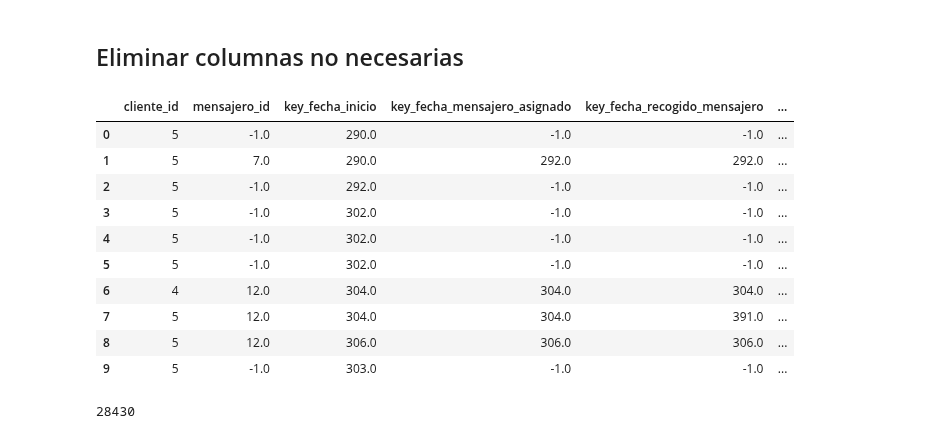
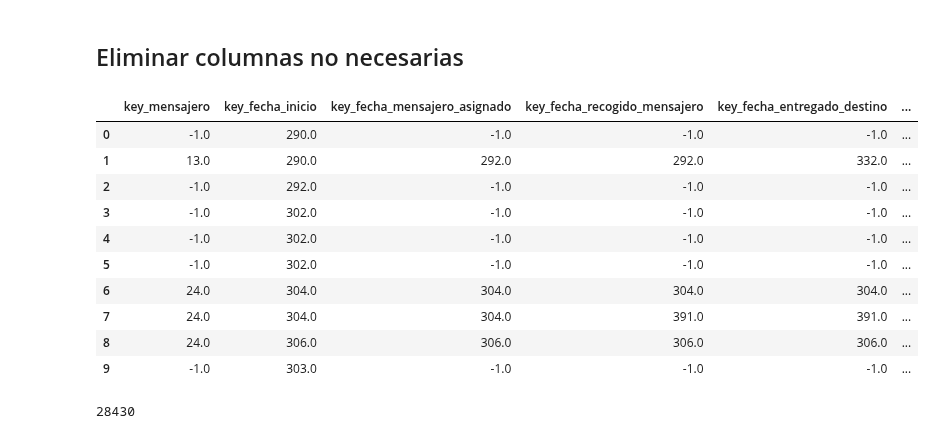
Before and after one commit to JabColV/datascience_project, a Jupyter notebook: segunda_entrega/hecho_servicio_fase copy.ipynb, the cells around one changed output. Saved outputs shown, nothing was run; the diff lists cells and outputs as text; code cells hidden in the pictures.

```diff
--- a/segunda_entrega/hecho_servicio_fase copy.ipynb
+++ b/segunda_entrega/hecho_servicio_fase copy.ipynb
@@ -26,9 +26,10 @@ olap_conn = create_engine(url_db)
 dim_fase = pd.read_sql_table('dim_fase_servicio', etl_conn)
 fecha = pd.read_sql_table('dim_fecha', etl_conn)
 hora = pd.read_sql_table('dim_hora', etl_conn)
+mensajero = pd.read_sql_table('dim_mensajero', etl_conn)
 estado_servicio = pd.read_sql_table("mensajeria_estadosservicio",url_db)
 servicio = pd.read_sql_table("mensajeria_servicio",url_db)
 # %%
-servicio = servicio[["id", "fecha_solicitud", "hora_solicitud", "cliente_id", "mensajero_id"]]
+servicio = servicio[["id", "fecha_solicitud", "hora_solicitud", "mensajero_id"]]
 servicio.head(5)
 # %% [output]
@@ -94,7 +102,9 @@ estado_servicio.head(10)
 # %% [markdown]
 ### Date Process
 # %%
+mensajero.rename(columns={'id':'mensajero_id'}, inplace=True)
 estado_servicio = pd.merge(estado_servicio, fecha[["date", "key_fecha"]], left_on="fecha", right_on="date", how="left")
+servicio = pd.merge(servicio, mensajero[["mensajero_id", "key_mensajero"]], left_on="mensajero_id", right_on="mensajero_id", how="left")
 estado_servicio
 # %% [output]
 |  | id | fecha | hora | estado_id | servicio_id | date | key_fecha |
@@ -356,20 +366,20 @@ dtype: int64
 # %% [markdown]
 ## Eliminar columnas no necesarias
 # %%
-servicio.drop(columns=['id','fecha_solicitud','hora_solicitud','fecha_inicio','hora_inicio','fecha_mensajero_asignado','hora_mensajero_asignado','fecha_recogido_mensajero','hora_recogido_mensajero','fecha_entregado_destino','hora_entregado_destino','fecha_terminado','hora_terminado'], inplace=True)
+servicio.drop(columns=['id','mensajero_id','fecha_solicitud','hora_solicitud','fecha_inicio','hora_inicio','fecha_mensajero_asignado','hora_mensajero_asignado','fecha_recogido_mensajero','hora_recogido_mensajero','fecha_entregado_destino','hora_entregado_destino','fecha_terminado','hora_terminado'], inplace=True)
 servicio.head(10)
 # %% [output]
-|  | cliente_id | mensajero_id | key_fecha_inicio | key_fecha_mensajero_asignado | key_fecha_recogido_mensajero | ... |
-| 0 | 5 | -1.0 | 290.0 | -1.0 | -1.0 | ... |
-| 1 | 5 | 7.0 | 290.0 | 292.0 | 292.0 | ... |
-| 2 | 5 | -1.0 | 292.0 | -1.0 | -1.0 | ... |
-| 3 | 5 | -1.0 | 302.0 | -1.0 | -1.0 | ... |
-| 4 | 5 | -1.0 | 302.0 | -1.0 | -1.0 | ... |
-| 5 | 5 | -1.0 | 302.0 | -1.0 | -1.0 | ... |
-| 6 | 4 | 12.0 | 304.0 | 304.0 | 304.0 | ... |
-| 7 | 5 | 12.0 | 304.0 | 304.0 | 391.0 | ... |
-| 8 | 5 | 12.0 | 306.0 | 306.0 | 306.0 | ... |
-| 9 | 5 | -1.0 | 303.0 | -1.0 | -1.0 | ... |
+|  | key_mensajero | key_fecha_inicio | key_fecha_mensajero_asignado | key_fecha_recogido_mensajero | key_fecha_entregado_destino | ... |
+| 0 | -1.0 | 290.0 | -1.0 | -1.0 | -1.0 | ... |
+| 1 | 13.0 | 290.0 | 292.0 | 292.0 | 332.0 | ... |
+| 2 | -1.0 | 292.0 | -1.0 | -1.0 | -1.0 | ... |
+| 3 | -1.0 | 302.0 | -1.0 | -1.0 | -1.0 | ... |
+| 4 | -1.0 | 302.0 | -1.0 | -1.0 | -1.0 | ... |
+| 5 | -1.0 | 302.0 | -1.0 | -1.0 | -1.0 | ... |
+| 6 | 24.0 | 304.0 | 304.0 | 304.0 | 304.0 | ... |
+| 7 | 24.0 | 304.0 | 304.0 | 391.0 | 391.0 | ... |
+| 8 | 24.0 | 306.0 | 306.0 | 306.0 | 306.0 | ... |
+| 9 | -1.0 | 303.0 | -1.0 | -1.0 | -1.0 | ... |
 # %%
 len(servicio)
 # %% [output]
```
Also changed, not shown: parts of 8 cells of this notebook.
